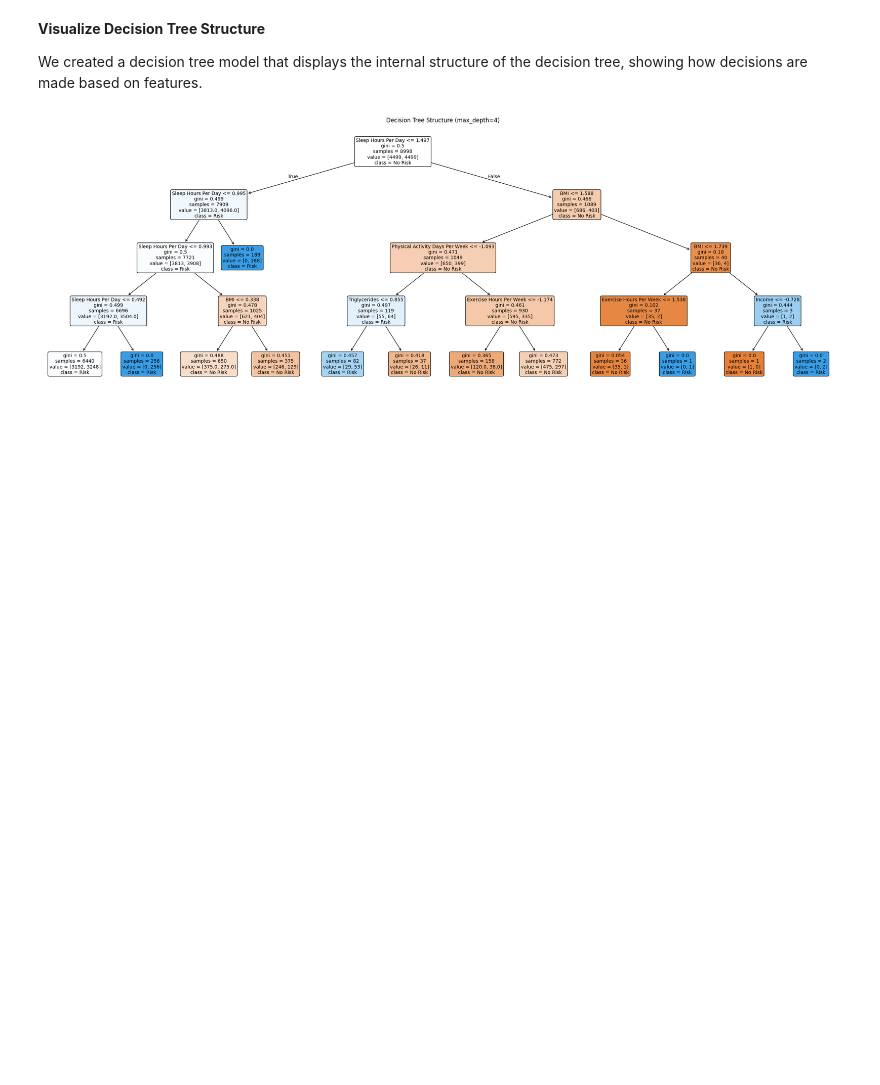
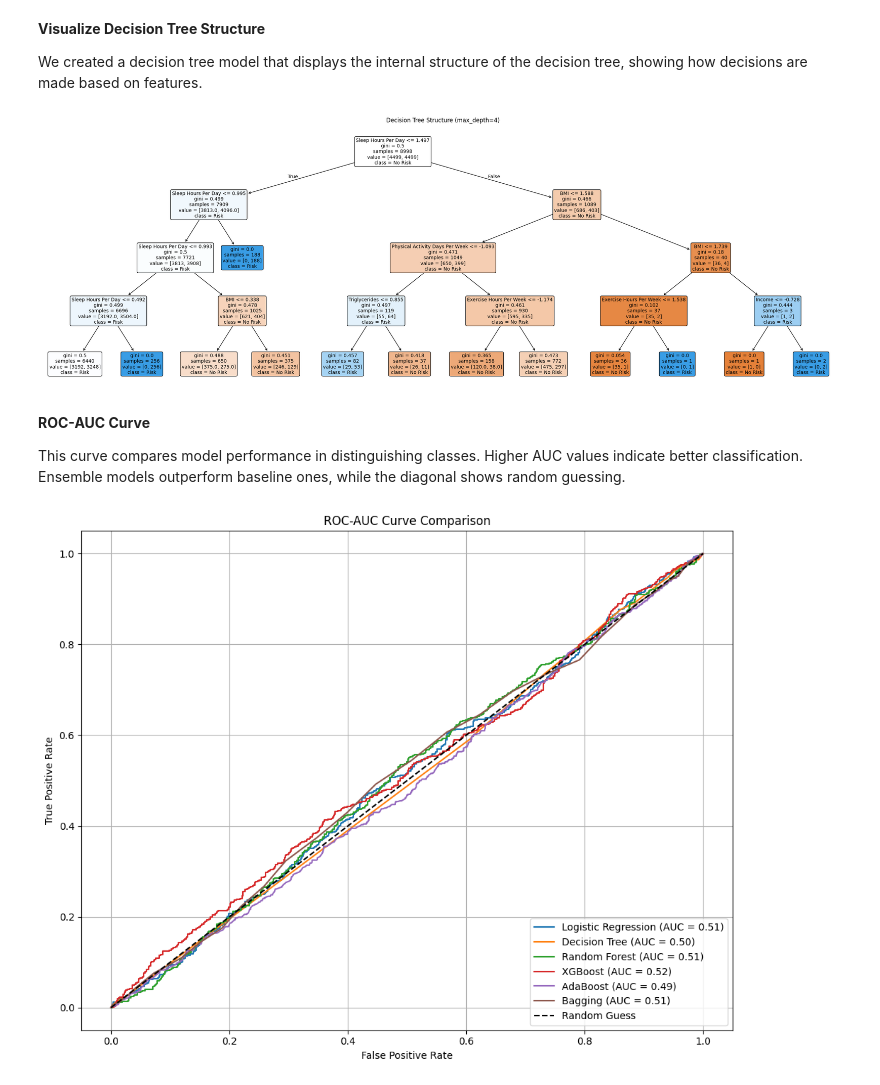
Before and after one commit to Melina28072010/Predicting-Health-Risks-Stay-Healthy-Stay-Ahead, a Jupyter notebook: 5_Crossing_The_Finish_Line/Milestone_5.ipynb, the cells around one changed output. Cells and saved outputs as stored; diff of their text form; code cells hidden in the pictures; blank space fills up the shorter version.

```diff
--- a/5_Crossing_The_Finish_Line/Milestone_5.ipynb
+++ b/5_Crossing_The_Finish_Line/Milestone_5.ipynb
@@ -320,3 +321,34 @@ plt.title("Decision Tree Structure (max_depth=4)")
 plt.show()
 # %% [output]
 [figure]
+# %% [markdown]
+**ROC-AUC Curve**
+
+This curve compares model performance in distinguishing classes. Higher AUC values indicate better classification. Ensemble models outperform baseline ones, while the diagonal shows random guessing.
+# %%
+plt.figure(figsize=(10, 8))
+
+models_probs = {
+    "Logistic Regression": log_probs[:, 1],
+    "Decision Tree": tree_probs[:, 1],
+    "Random Forest": rf_probs[:, 1],
+    "XGBoost": xgb_probs[:, 1],
+    "AdaBoost": ada_probs[:, 1],
+    "Bagging": bagging_probs[:, 1]
+}
+
+for name, probs in models_probs.items():
+    fpr, tpr, _ = roc_curve(y_test, probs)
+    roc_auc = auc(fpr, tpr)
+    plt.plot(fpr, tpr, label=f"{name} (AUC = {roc_auc:.2f})")
+
+plt.plot([0, 1], [0, 1], 'k--', label='Random Guess')
+plt.xlabel("False Positive Rate")
+plt.ylabel("True Positive Rate")
+plt.title("ROC-AUC Curve Comparison")
+plt.legend(loc="lower right")
+plt.grid(True)
+plt.tight_layout()
+plt.show()
+# %% [output]
+[figure, added]
```
Also changed, not shown: parts of 1 cell of this notebook.
